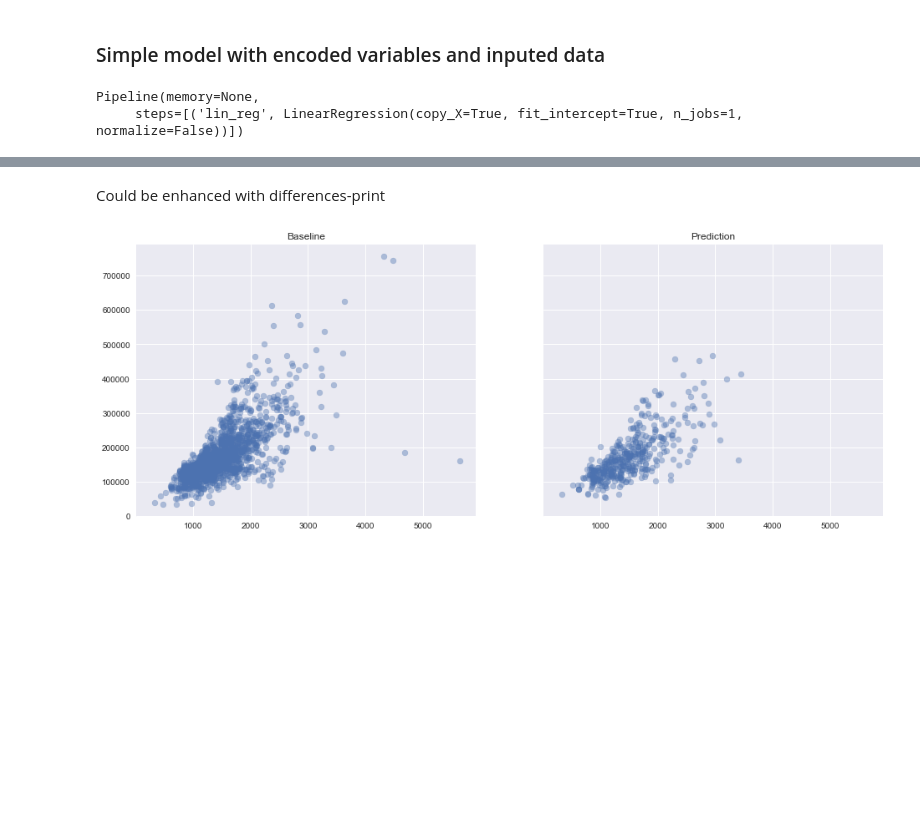
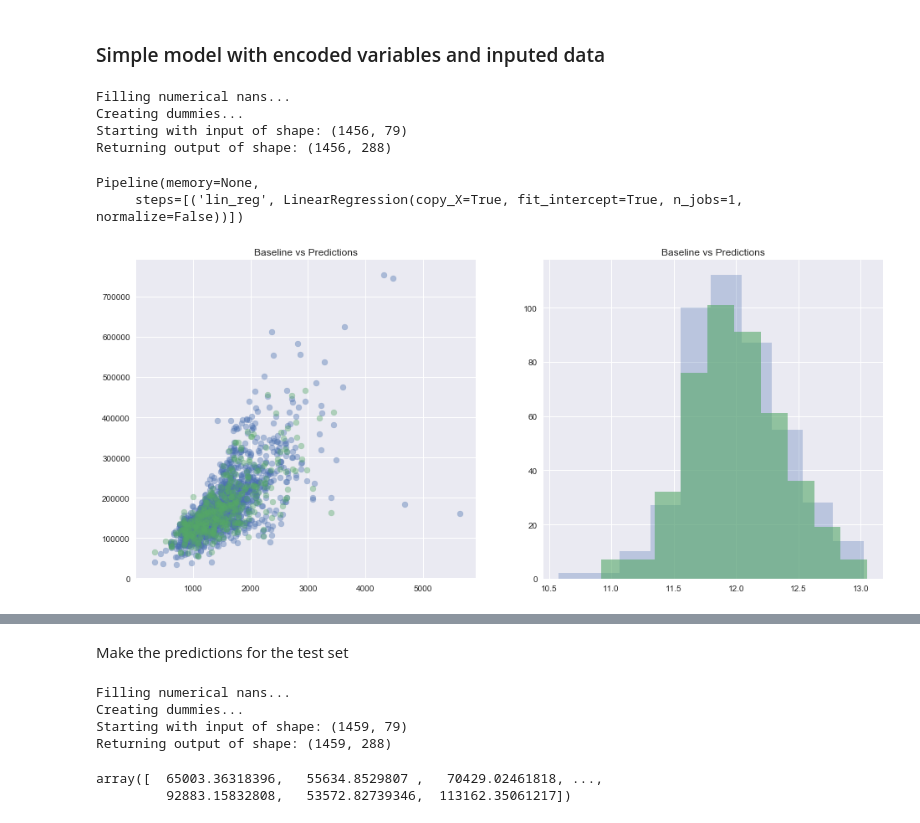
Before and after one commit to huli/predicting-house-prices, a Jupyter notebook: predicting_house_prices.ipynb, the cells around one changed output, grey strips where cells are left out. Drawn from its saved outputs; the diff is of its cells as text; code cells hidden in the pictures; blank space fills up the shorter version.

```diff
--- a/predicting_house_prices.ipynb
+++ b/predicting_house_prices.ipynb
@@ -623,2 +649,29 @@ So we are now ready to extend our pipeline to all the features
+# %%
+def get_dummies(X_val):
+    print('Creating dummies...')
+    print('Starting with input of shape: %s' % str(X_val.shape))
+    x_extended = pd.get_dummies(X_val, dummy_na=True, drop_first=True)
+    for col in ['Exterior1st_nan', 'Exterior2nd_nan', 'Functional_nan', 'KitchenQual_nan',
+                'MSZoning_nan', 'SaleType_nan', 'Utilities_nan','Condition2_RRAe', 'Condition2_RRAn', 'Condition2_RRNn',
+               'Electrical_Mix', 'Exterior1st_ImStucc', 'Exterior1st_Stone',
+               'Exterior2nd_Other', 'GarageQual_Fa', 'Heating_GasA', 'Heating_OthW',
+               'HouseStyle_2.5Fin', 'MiscFeature_TenC', 'PoolQC_Fa',
+               'RoofMatl_CompShg', 'RoofMatl_Membran', 'RoofMatl_Metal',
+               'RoofMatl_Roll', 'Utilities_NoSeWa']:
+        if col not in x_extended:
+            x_extended.loc[:, col] = 0
+    print('Returning output of shape: %s' % str(x_extended.shape))
+    return x_extended
+# %%
+def plot_benchmark(X_t, y_t, pred):
+    fig, axes = plt.subplots(1, 2, figsize=(16, 7))
+    axes[0].scatter(train_df['GrLivArea'], train_df['SalePrice'], alpha=.4)
+    axes[0].set_title('Baseline vs Predictions')
+    axes[0].scatter(X_t['GrLivArea'], np.expm1(pred), alpha=.4)
+    axes[1].set_title('Baseline vs Predictions')
+    axes[1].hist(y_t, alpha=.3)
+    axes[1].hist(predictions, alpha=.6)
+    plt.show()
+    print_benchmark(y_t, pred)
 # %%
 train_df = pd.read_csv('data/train.csv')
@@ -640,11 +682,25 @@ y = train_df['SalePrice']
 X, y = prepare_inputs(X, y)
 # %%
 trans_pipeline = Pipeline([
-    ('impute_numerical', DFTransform(lambda X_a: fill_numerical_nans(X_a, ['LotFrontage'], ['MasVnrArea', 'GarageYrBlt']))),
+    ('impute_numerical', DFTransform(lambda X_a: fill_numerical_nans(X_a, ['LotFrontage'], ['MasVnrArea',
+                                                                                            'GarageYrBlt',
+                                                                                            'BsmtFinSF1',
+                                                                                            'BsmtFinSF2',
+                                                                                            'BsmtUnfSF',
+                                                                                            'TotalBsmtSF',
+                                                                                            'BsmtFullBath',
+                                                                                            'BsmtHalfBath',
+                                                                                            'GarageCars',
+                                                                                            'GarageArea']))),
     ('encode_dummies', DFTransform(lambda X_a: get_dummies(X_a)))
 ])
 # %%
 X = trans_pipeline.fit_transform(X)
+# %% [output]
+Filling numerical nans...
+Creating dummies...
+Starting with input of shape: (1456, 79)
+Returning output of shape: (1456, 288)
 # %%
 pipeline = Pipeline([
     ('lin_reg', linear_model.LinearRegression())
@@ -658,6 +714,7 @@ Pipeline(memory=None,
 # %%
 predictions = pipeline.predict(X_test)
 # %%
-print_benchmark(y_test, predictions)
+plot_benchmark(X_test, y_test, predictions)
 # %% [output]
+[figure, added]
 R2-score: 0.867192915026
@@ -665,11 +722,2 @@ RMSE (log): 0.1403652639948642
-# %% [markdown]
-Could be enhanced with differences-print
-# %%
-fig, axes = plt.subplots(1, 2, figsize=(16, 6), sharey=True, sharex=True)
-axes[0].scatter(train_df['GrLivArea'], train_df['SalePrice'], alpha=.4)
-axes[0].set_title('Baseline')
-axes[1].scatter(X_test['GrLivArea'], np.expm1(predictions), alpha=.4)
-axes[1].set_title('Prediction')
-plt.show()
-# %% [output]
-[figure, removed]
+# %% [markdown]
+Make the predictions for the test set
@@ -675,0 +731,12 @@ plt.show()
+# %%
+predictions = run_pipelines(trans_pipeline, pipeline, X)
+# %% [output]
+Filling numerical nans...
+Creating dummies...
+Starting with input of shape: (1459, 79)
+Returning output of shape: (1459, 288)
+# %%
+np.expm1(predictions)
+# %% [output]
+array([  65003.36318396,   55634.8529807 ,   70429.02461818, ...,
+         92883.15832808,   53572.82739346,  113162.35061217])
```
Also changed, not shown: parts of 14 cells of this notebook.
